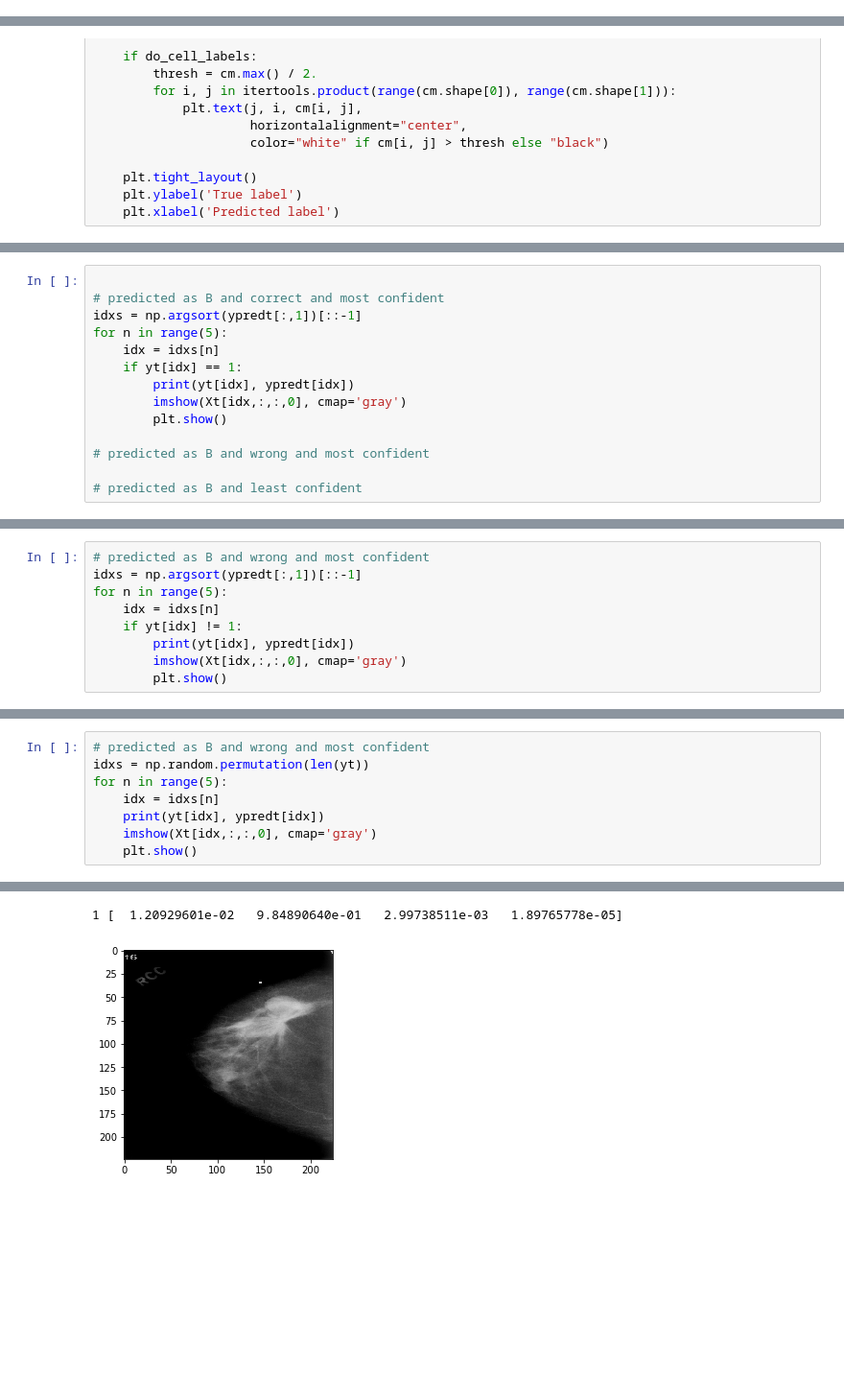
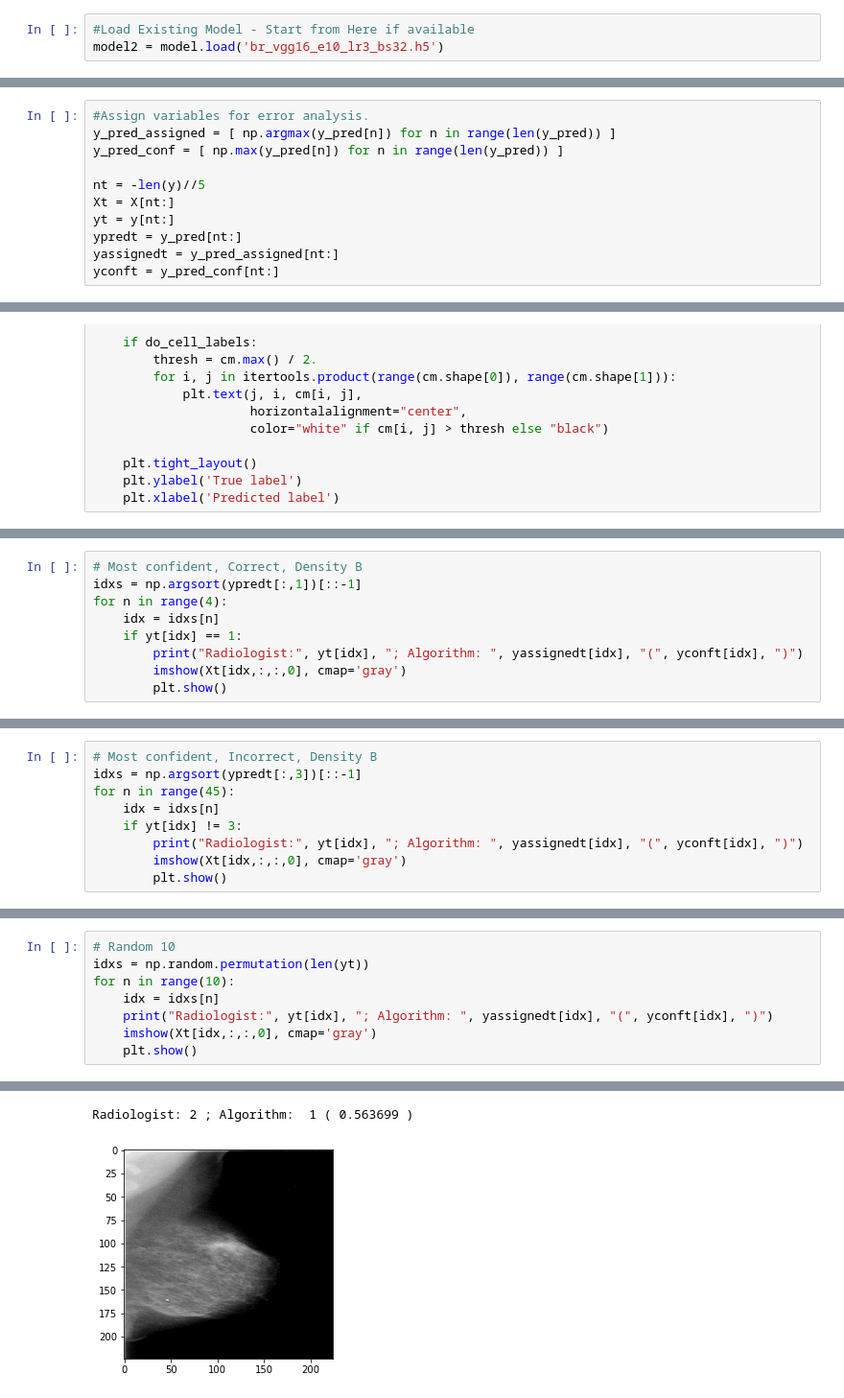
Before and after one commit to chingu163/rsna17, a Jupyter notebook: ex_data.ipynb, the cells around one changed output, grey strips where cells are left out. Shown at 96% size. Cells and saved outputs as stored; diff of their text form; blank space fills up the shorter version.

```diff
--- a/ex_data.ipynb
+++ b/ex_data.ipynb
@@ -270,0 +219,3 @@ array([[19, 13,  0,  0],
+# %%
+#Load Existing Model - Start from Here if available
+model2 = model.load('br_vgg16_e10_lr3_bs32.h5')
@@ -270,0 +238,11 @@ array([[19, 13,  0,  0],
+# %%
+#Assign variables for error analysis.
+y_pred_assigned = [ np.argmax(y_pred[n]) for n in range(len(y_pred)) ]
+y_pred_conf = [ np.max(y_pred[n]) for n in range(len(y_pred)) ]
+
+nt = -len(y)//5
+Xt = X[nt:]
+yt = y[nt:]
+ypredt = y_pred[nt:]
+yassignedt = y_pred_assigned[nt:]
+yconft = y_pred_conf[nt:]
@@ -330,15 +308,10 @@ ypredt = y_pred[nt:]
 # %%
-
-# predicted as B and correct and most confident
+# Most confident, Correct, Density B
 idxs = np.argsort(ypredt[:,1])[::-1]
-for n in range(5):
+for n in range(4):
     idx = idxs[n]
     if yt[idx] == 1:
-        print(yt[idx], ypredt[idx])
+        print("Radiologist:", yt[idx], "; Algorithm: ", yassignedt[idx], "(", yconft[idx], ")")
         imshow(Xt[idx,:,:,0], cmap='gray')
         plt.show()
-
-# predicted as B and wrong and most confident
-
-# predicted as B and least confident
 # %% [output]
@@ -349,10 +326,10 @@ for n in range(5):
 # %%
-# predicted as B and wrong and most confident
-idxs = np.argsort(ypredt[:,1])[::-1]
-for n in range(5):
+# Most confident, Incorrect, Density B
+idxs = np.argsort(ypredt[:,3])[::-1]
+for n in range(45):
     idx = idxs[n]
-    if yt[idx] != 1:
-        print(yt[idx], ypredt[idx])
+    if yt[idx] != 3:
+        print("Radiologist:", yt[idx], "; Algorithm: ", yassignedt[idx], "(", yconft[idx], ")")
         imshow(Xt[idx,:,:,0], cmap='gray')
         plt.show()
 # %% [output]
@@ -365,9 +350,9 @@ for n in range(5):
 # %%
-# predicted as B and wrong and most confident
+# Random 10
 idxs = np.random.permutation(len(yt))
-for n in range(5):
+for n in range(10):
     idx = idxs[n]
-    print(yt[idx], ypredt[idx])
+    print("Radiologist:", yt[idx], "; Algorithm: ", yassignedt[idx], "(", yconft[idx], ")")
     imshow(Xt[idx,:,:,0], cmap='gray')
     plt.show()
 # %% [output]
@@ -376,2 +361,2 @@ for n in range(5):
-1 [  1.20929601e-02   9.84890640e-01   2.99738511e-03   1.89765778e-05]
+Radiologist: 2 ; Algorithm:  1 ( 0.563699 )
-[figure, old version]
+[figure, new version]
```
Also changed, not shown: parts of 87 cells of this notebook.
